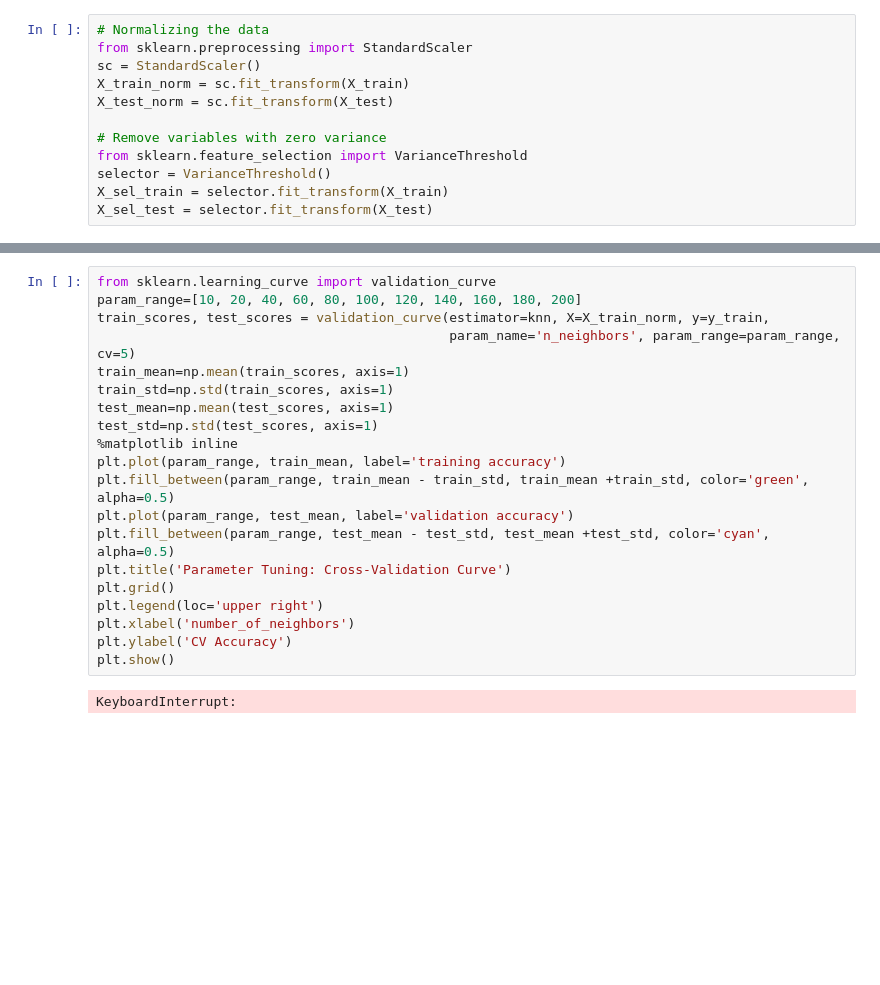
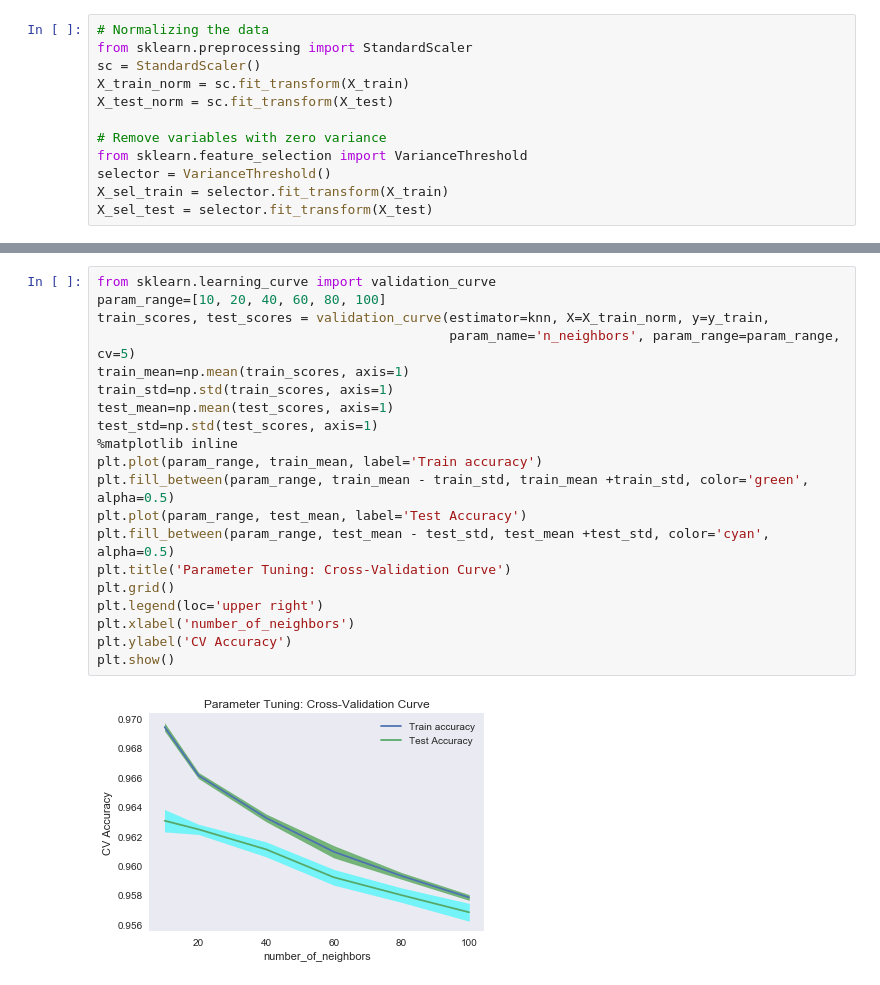
Before and after one commit to GGYIMAH1031/Predictive_Maintenance_Analytics, a Jupyter notebook: Predictive_Maintenance_Analytics.ipynb, the cells around one changed output, grey strips where cells are left out. Saved outputs shown, nothing was run; the diff lists cells and outputs as text; blank space fills up the shorter version.

```diff
--- a/Predictive_Maintenance_Analytics.ipynb
+++ b/Predictive_Maintenance_Analytics.ipynb
@@ -306,25 +308,25 @@ plt.show()
 # %%
 from sklearn.learning_curve import validation_curve
-param_range=[10, 20, 40, 60, 80, 100, 120, 140, 160, 180, 200]
+param_range=[10, 20, 40, 60, 80, 100]
 train_scores, test_scores = validation_curve(estimator=knn, X=X_train_norm, y=y_train,
                                              param_name='n_neighbors', param_range=param_range, cv=5)
 train_mean=np.mean(train_scores, axis=1)
 train_std=np.std(train_scores, axis=1)
 test_mean=np.mean(test_scores, axis=1)
 test_std=np.std(test_scores, axis=1)
 %matplotlib inline
-plt.plot(param_range, train_mean, label='training accuracy')
+plt.plot(param_range, train_mean, label='Train accuracy')
 plt.fill_between(param_range, train_mean - train_std, train_mean +train_std, color='green', alpha=0.5)
-plt.plot(param_range, test_mean, label='validation accuracy')
+plt.plot(param_range, test_mean, label='Test Accuracy')
 plt.fill_between(param_range, test_mean - test_std, test_mean +test_std, color='cyan', alpha=0.5)
 plt.title('Parameter Tuning: Cross-Validation Curve')
 plt.grid()
 plt.legend(loc='upper right')
 plt.xlabel('number_of_neighbors')
 plt.ylabel('CV Accuracy')
 plt.show()
 # %% [output]
-KeyboardInterrupt:
+[figure, added]
 # %%
 
 #LOGISTIC REGRESSION
```
Also changed, not shown: parts of 9 cells of this notebook, 5 other files.
